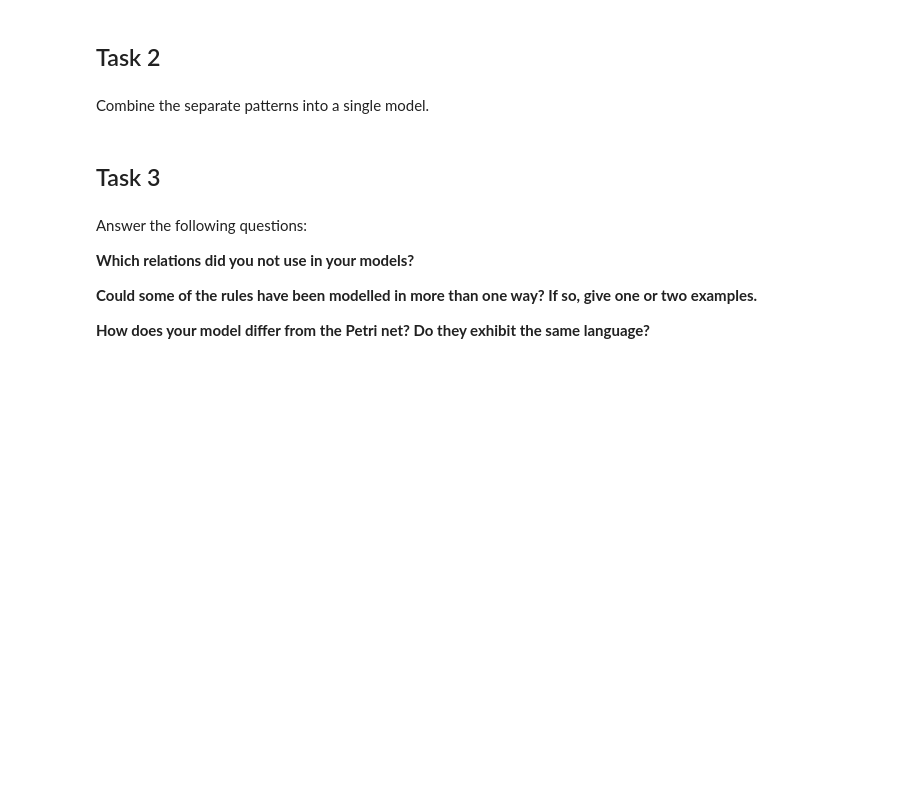
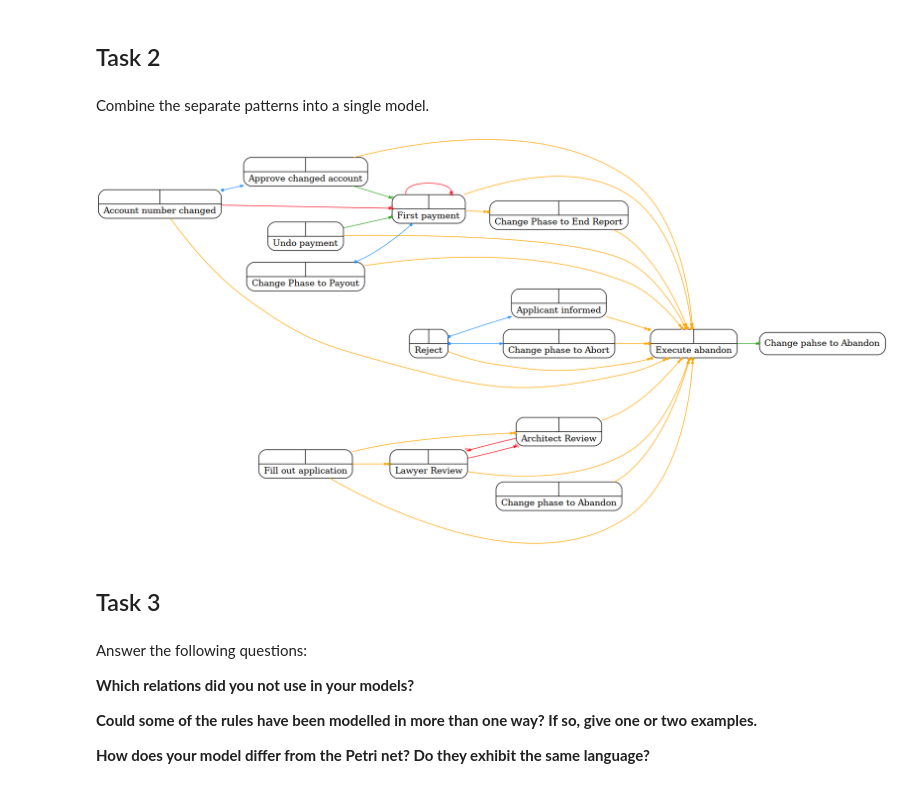
Before and after one commit to bgv600/REBS, a Jupyter notebook: Mandatory Assignment 1/pm4py-dcr-feature-dcr_in_pm4py_revised/notebooks/rebs2024_assignment1.ipynb, the cells around one changed output. Cells and saved outputs as stored; diff of their text form; code cells hidden in the pictures; blank space fills up the shorter version.

```diff
--- a/Mandatory Assignment 1/pm4py-dcr-feature-dcr_in_pm4py_revised/notebooks/rebs2024_assignment1.ipynb
+++ b/Mandatory Assignment 1/pm4py-dcr-feature-dcr_in_pm4py_revised/notebooks/rebs2024_assignment1.ipynb
@@ -527,3 +531,55 @@ Combine the separate patterns into a single model.
+# %%
+# Add your code here
+from pm4py.objects.dcr.obj import DcrGraph
+graph = DcrGraph()
+
+events = [
+    "Fill out application", "Architect Review", "Lawyer Review", "Reject",
+    "Applicant informed", "Change phase to Abort", "Change Phase to Payout",
+    "First payment", "Undo payment", "Change Phase to End Report",
+    "Account number changed", "Approve changed account", "Execute abandon",
+    "Change phase to Abandon"
+]
+
+for event in events:
+    graph.events.add(event)
+    graph.labels.add(event)
+    graph.label_map[event] = event
+
+for event in graph.events:
+    graph.marking.included.add(event)
+    graph.conditions[event] = set()
+    graph.responses[event] = set()
+
+graph.conditions["Lawyer Review"] = {"Fill out application"}
+graph.conditions["Architect Review"] = {"Fill out application"}
+
+graph.excludes["Lawyer Review"] = {"Architect Review"}
+graph.excludes["Architect Review"] = {"Lawyer Review"}
+
+graph.responses["Reject"].add("Applicant informed")
+graph.responses["Reject"].add("Change phase to Abort")
+
+graph.excludes["First payment"] = {"First payment"}
+graph.includes["Undo payment"] = {"First payment"} # Why is the order switched?
+
+graph.responses["Account number changed"] = {"Approve changed account"}
+graph.excludes["Account number changed"] = {"First payment"}
+graph.includes["Approve changed account"] = {"First payment"}
+
+graph.responses["Change Phase to Payout"] = {"First payment"}
+
+graph.conditions["Change Phase to End Report"] = {"First payment"}
+graph.responses["Change Phase to Payout"] = {"First payment"}
+
+for event in events:
+    if event != "Execute abandon":
+        graph.conditions["Execute abandon"].add(event)
+graph.includes["Execute abandon"] = {"Change pahse to Abandon"}
+
+pm4py.view_dcr(graph)
+# %% [output]
+[figure, added]
 # %% [markdown]
 ## Task 3
 # %% [markdown]
```
Also changed, not shown: parts of 5 cells of this notebook.
